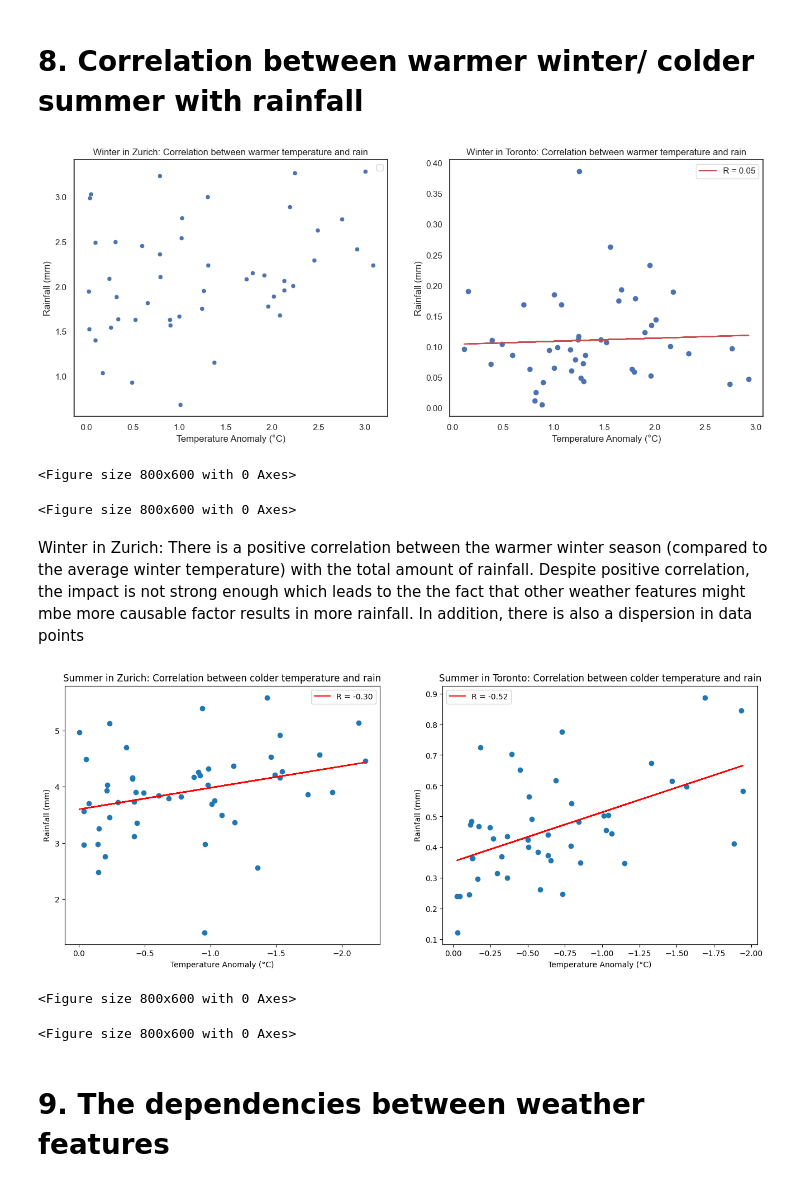
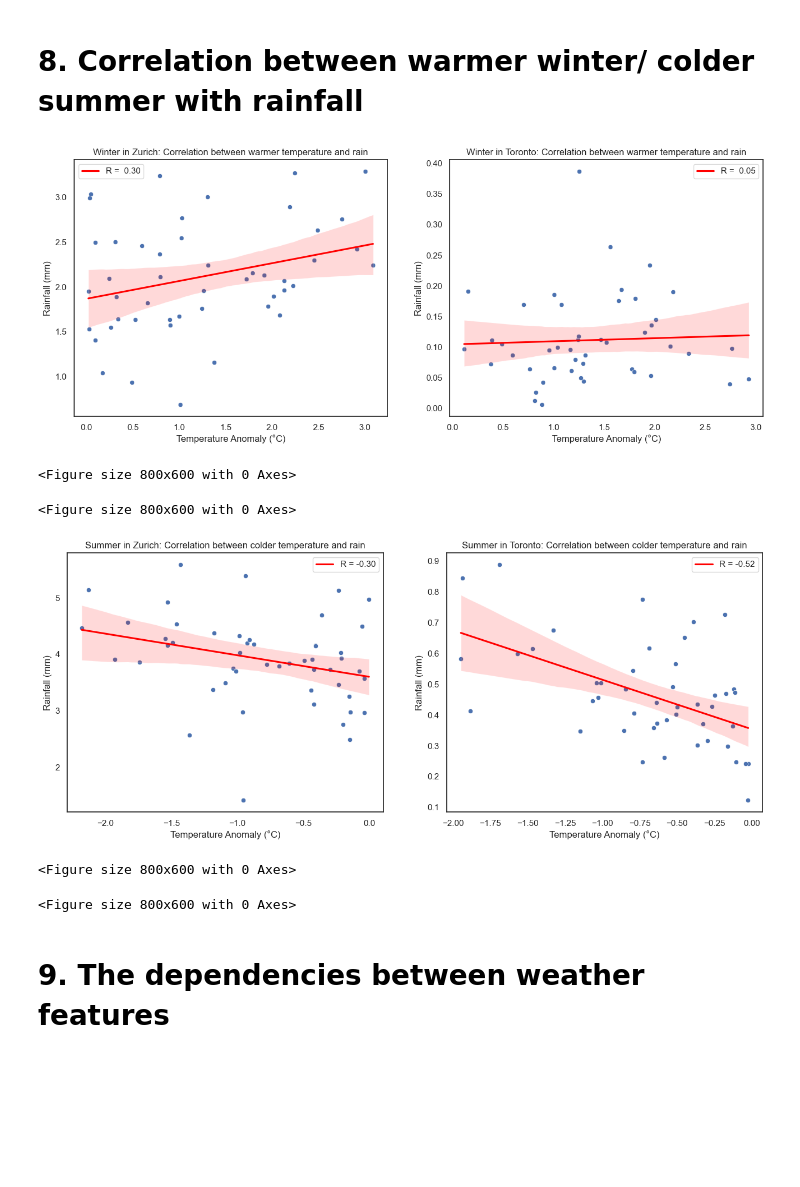
Before and after one commit to Jaffels/CIP_FS25_111, a Jupyter notebook: Nhat.ipynb, the cells around one changed output. Saved outputs shown, nothing was run; the diff lists cells and outputs as text; code cells hidden in the pictures; blank space fills up the shorter version.

```diff
--- a/Nhat.ipynb
+++ b/Nhat.ipynb
@@ -150,6 +150,7 @@ x = winter_stats[(winter_stats['warmer_flag'] == 1) & (winter_stats['City'] == '
 y = winter_stats[(winter_stats['warmer_flag'] == 1) & (winter_stats['City'] == 'Zurich')]['rain_sum']
 
 sns.scatterplot(x = x, y = y, ax = ax5)
+sns.regplot(x=x, y=y, scatter=False, color = 'red', label= f'R = {linregress(x, y).rvalue: .2f}', ax = ax5)
 
 ax5.set_xlabel('Temperature Anomaly (°C)')
 ax5.set_ylabel('Rainfall (mm)')
@@ -161,9 +162,8 @@ plt.figure(figsize = (8,6))
 a = winter_stats[(winter_stats['warmer_flag'] == 1) & (winter_stats['City'] == 'Toronto')]['temp_anomaly']
 b = winter_stats[(winter_stats['warmer_flag'] == 1) & (winter_stats['City'] == 'Toronto')]['rain_sum']
 
-slope, intercept, r_value, p_value, std_err = linregress(a, b)
-ax6.scatter(a,b)
-ax6.plot(a, intercept + slope * a, 'r', label=f'R = {r_value:.2f}')
+sns.scatterplot(x = a, y = b, ax = ax6)
+sns.regplot(x=a, y=b, scatter=False, color = 'red', label= f'R = {linregress(a, b).rvalue: .2f}', ax = ax6)
 
 ax6.set_xlabel('Temperature Anomaly (°C)')
 ax6.set_ylabel('Rainfall (mm)')
@@ -174,44 +174,43 @@ ax6.set_title('Winter in Toronto: Correlation between warmer temperature and rai
 plt.tight_layout()
 plt.show()
 # %% [output]
-[figure, old version]
+[figure, new version]
 <Figure size 800x600 with 0 Axes>
 <Figure size 800x600 with 0 Axes>
-# %% [markdown]
-Winter in Zurich:
-There is a positive correlation between the warmer winter season (compared to the average winter temperature) with the total amount of rainfall. Despite positive correlation, the impact is not strong enough which leads to the the fact that other weather features might mbe more causable factor results in more rainfall. In addition, there is also a dispersion in data points
 # %%
 fig, (ax7, ax8) = plt.subplots(1, 2, figsize=(16, 6))
-ax7.invert_xaxis()
-ax8.invert_xaxis()
+# ax7.invert_xaxis()
+# ax8.invert_xaxis()
 
 plt.figure(figsize = (8,6))
 c = summer_stats[(summer_stats['colder_flag'] == 1) & (summer_stats['City'] == 'Zurich')]['temp_anomaly']
 d = summer_stats[(summer_stats['colder_flag'] == 1) & (summer_stats['City'] == 'Zurich')]['rain_sum']
-slope, intercept, r_value, p_value, std_err = linregress(c, d)
-ax7.scatter(c,d)
-ax7.plot(c, intercept + slope * c, 'r', label=f'R = {r_value:.2f}')
+
+sns.scatterplot(x=c, y=d, ax = ax7)
+sns.regplot(x = c, y = d, scatter = False, color = 'red', label = f'R = {linregress(c, d).rvalue: .2f}', ax = ax7)
+
 ax7.set_xlabel('Temperature Anomaly (°C)')
 ax7.set_ylabel('Rainfall (mm)')
 ax7.legend()
 ax7.set_title('Summer in Zurich: Correlation between colder temperature and rain')
 
 
 plt.figure(figsize = (8,6))
 e = summer_stats[(summer_stats['colder_flag'] == 1) & (summer_stats['City'] == 'Toronto')]['temp_anomaly']
 f = summer_stats[(summer_stats['colder_flag'] == 1) & (summer_stats['City'] == 'Toronto')]['rain_sum']
-slope, intercept, r_value, p_value, std_err = linregress(e, f)
-ax8.scatter(e,f)
-ax8.plot(e, intercept + slope * e, 'r', label=f'R = {r_value:.2f}')
+
+sns.scatterplot(x=e, y=f, ax = ax8)
+sns.regplot(x = e, y = f, scatter = False, color = 'red', label = f'R = {linregress(e, f).rvalue: .2f}', ax = ax8)
+
 ax8.set_xlabel('Temperature Anomaly (°C)')
 ax8.set_ylabel('Rainfall (mm)')
 ax8.legend()
 ax8.set_title('Summer in Toronto: Correlation between colder temperature and rain')
 
 plt.tight_layout()
 plt.show()
 # %% [output]
-[figure, old version]
+[figure, new version]
 <Figure size 800x600 with 0 Axes>
 <Figure size 800x600 with 0 Axes>
 # %% [markdown]
```
